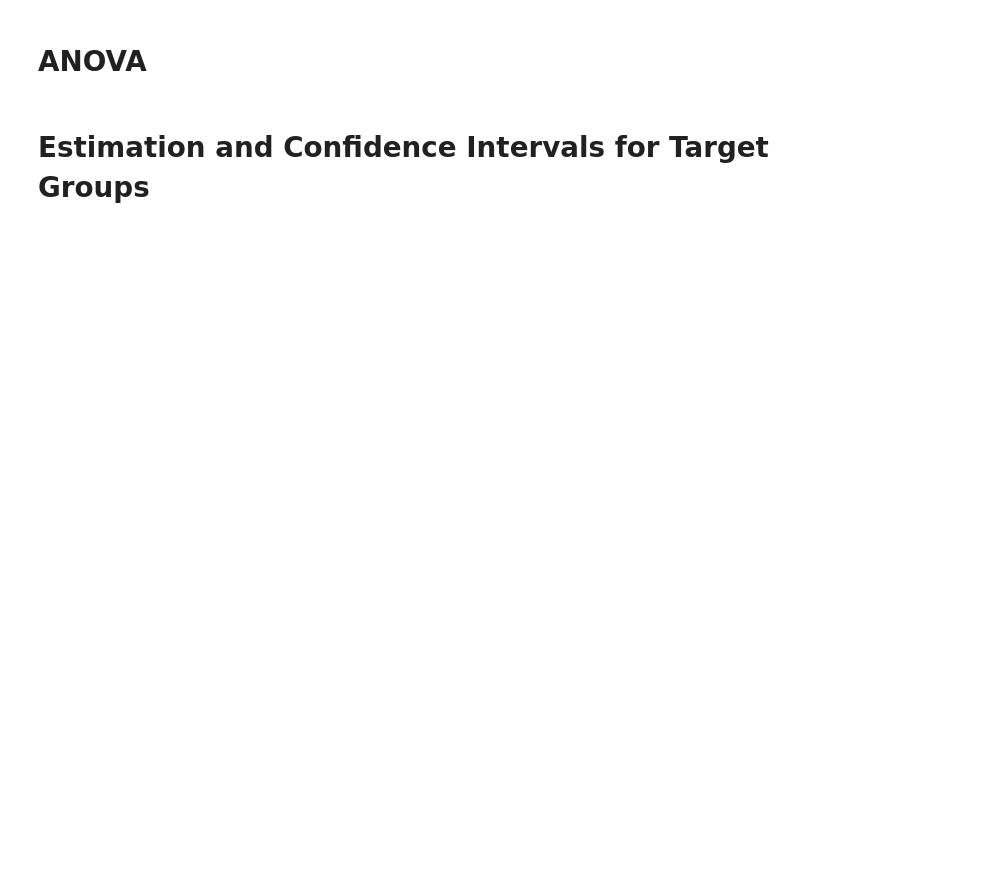
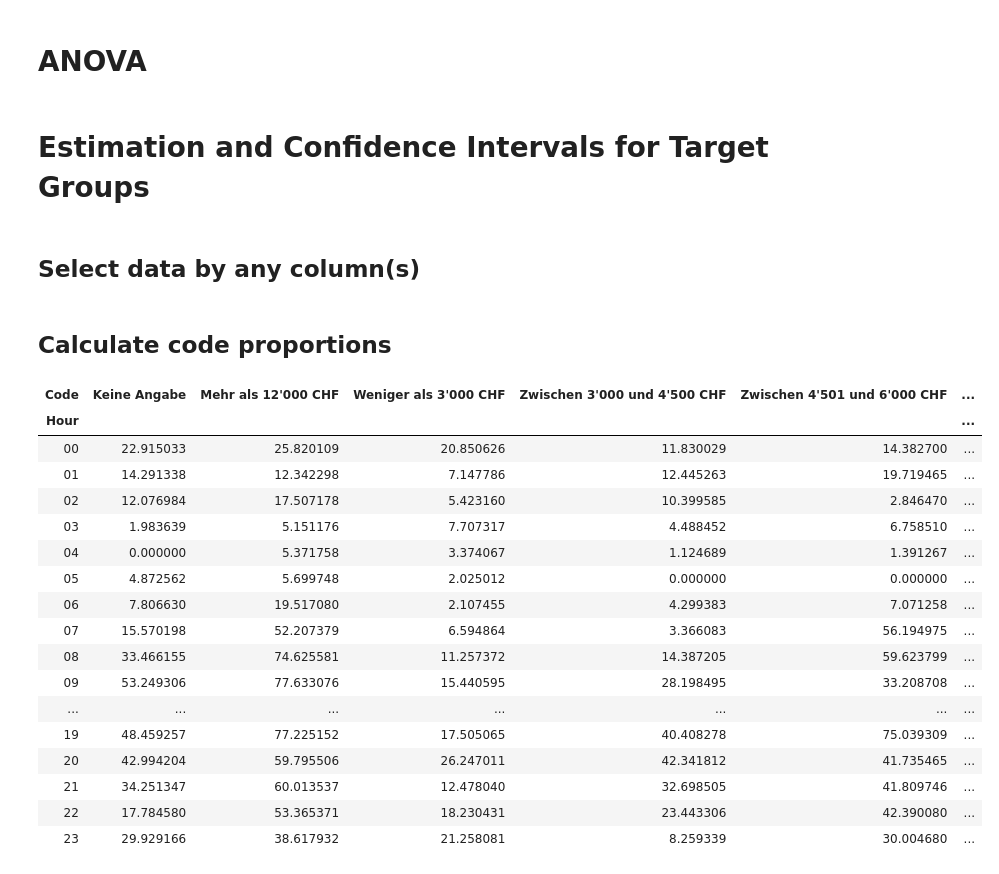
Before and after one commit to apgsga-stc/PredictiveAnalyticsPython, a Jupyter notebook: axinova/ax_explore_20190906.ipynb, the cells around one changed output. Drawn from its saved outputs; the diff is of its cells as text; code cells hidden in the pictures; blank space fills up the shorter version.

Commit message:
Estimate code proportions

```diff
--- a/axinova/ax_explore_20190906.ipynb
+++ b/axinova/ax_explore_20190906.ipynb
@@ -544,0 +601,67 @@ def select_data(data, DayOfWeek=None, Station=None, Variable=None, Month=None):
+# %% [markdown]
+## Select data by any column(s)
+# %%
+def _check_selection(data, selection):
+    select_columns = "DayOfWeek Station Variable Month TimeSlot Hour Time".split()
+    values = {}
+    for column in select_columns:
+        values[column] = data[column].cat.categories
+    if set(selection.keys()) - set(select_columns) != set():
+        raise NameError(f"Unknown column name in selection: {selection.keys()}")
+    clean_sel = {}
+    for col in select_columns:
+        if col in selection:
+            col_values = list(flatten(selection[col]))
+            if set(col_values) - set(values[col]) != set():
+                raise ValueError(f"Illegal value(s) in parameter {col}: {col_values}")
+            clean_sel[col] = col_values
+        else:
+            clean_sel[col] = None
+    return clean_sel
+
+
+def select_data(all_data, **selection):
+    selection = _check_selection(all_data, selection)
+    row_mask = pd.Series([True] * all_data.shape[0])
+    for col in select_columns:
+        if selection[col] is not None:
+            row_mask &= all_data[col].isin(selection[col])
+    #print(row_mask.index, all_data.index)
+    return all_data.loc[row_mask].pipe(clean_up_categoricals)
+# %% [markdown]
+## Calculate code proportions
+# %%
+tmp = select_data(
+    ax_data, DayOfWeek=["Saturday", "Sunday"], Station="Zürich HB", Variable=["md_ek"]
+)
+
+for var, data in tmp.groupby("Variable"):
+    prop_table = data.pivot_table(
+        index="Hour",
+        columns="Code",
+        values="Value",
+        aggfunc="sum",
+        margins=False,
+        fill_value=0,
+    )
+    display(prop_table)
+    display(normalize_rows(prop_table))
+# %% [output]
+| Code | Keine Angabe | Mehr als 12'000 CHF | Weniger als 3'000 CHF | Zwischen 3'000 und 4'500 CHF | Zwischen 4'501 und 6'000 CHF | ... |
+| Hour |  |  |  |  |  | ... |
+| 00 | 22.915033 | 25.820109 | 20.850626 | 11.830029 | 14.382700 | ... |
+| 01 | 14.291338 | 12.342298 | 7.147786 | 12.445263 | 19.719465 | ... |
+| 02 | 12.076984 | 17.507178 | 5.423160 | 10.399585 | 2.846470 | ... |
+| 03 | 1.983639 | 5.151176 | 7.707317 | 4.488452 | 6.758510 | ... |
+| 04 | 0.000000 | 5.371758 | 3.374067 | 1.124689 | 1.391267 | ... |
+| 05 | 4.872562 | 5.699748 | 2.025012 | 0.000000 | 0.000000 | ... |
+| 06 | 7.806630 | 19.517080 | 2.107455 | 4.299383 | 7.071258 | ... |
+| 07 | 15.570198 | 52.207379 | 6.594864 | 3.366083 | 56.194975 | ... |
+| 08 | 33.466155 | 74.625581 | 11.257372 | 14.387205 | 59.623799 | ... |
+| 09 | 53.249306 | 77.633076 | 15.440595 | 28.198495 | 33.208708 | ... |
+| ... | ... | ... | ... | ... | ... | ... |
+| 19 | 48.459257 | 77.225152 | 17.505065 | 40.408278 | 75.039309 | ... |
+| 20 | 42.994204 | 59.795506 | 26.247011 | 42.341812 | 41.735465 | ... |
+| 21 | 34.251347 | 60.013537 | 12.478040 | 32.698505 | 41.809746 | ... |
+| 22 | 17.784580 | 53.365371 | 18.230431 | 23.443306 | 42.390080 | ... |
+| 23 | 29.929166 | 38.617932 | 21.258081 | 8.259339 | 30.004680 | ... |
```
Also changed, not shown: parts of 19 cells of this notebook.
